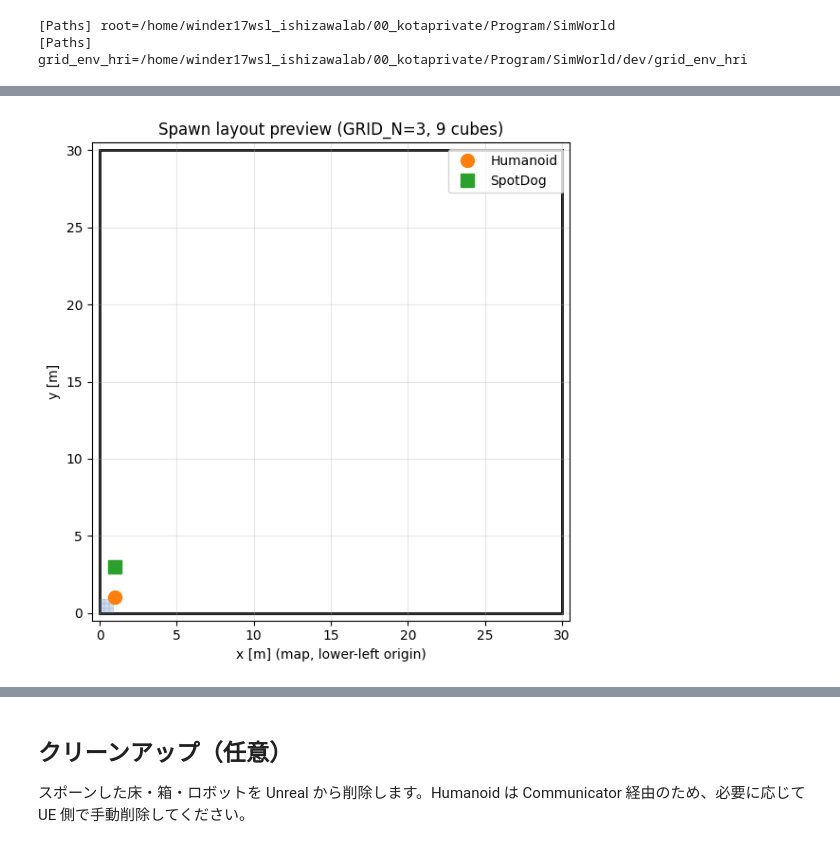
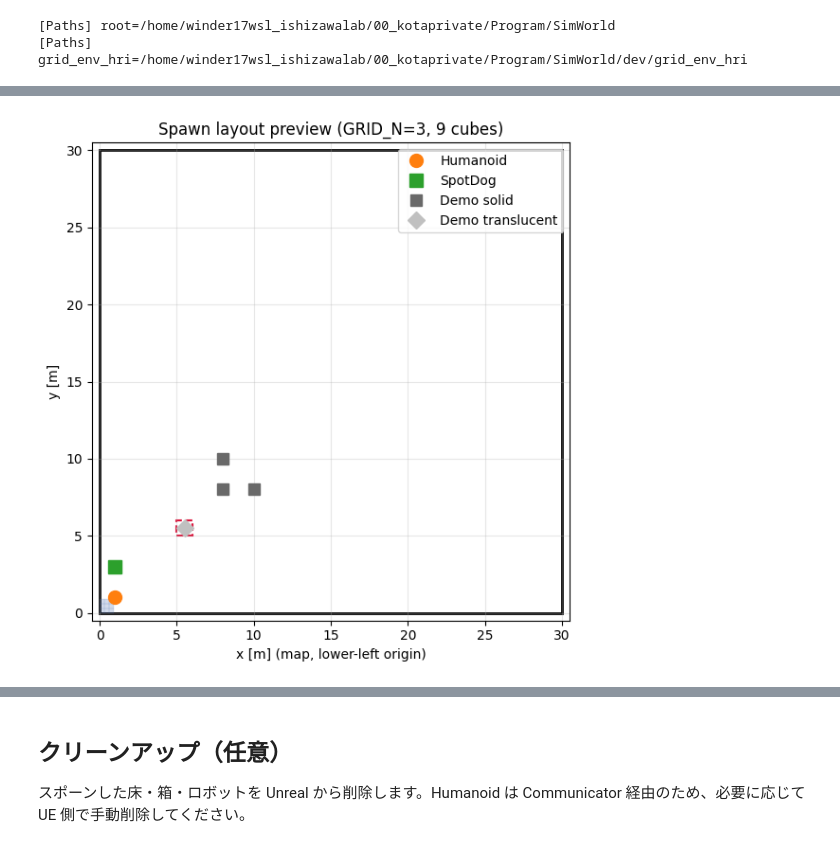
Before and after one commit to kota-may478/SimWorld, a Jupyter notebook: dev/grid_env_hri/grid_env_hri_simulation.ipynb, the cells around one changed output, grey strips where cells are left out. Drawn from its saved outputs; the diff is of its cells as text; code cells hidden in the pictures.

```diff
--- a/dev/grid_env_hri/grid_env_hri_simulation.ipynb
+++ b/dev/grid_env_hri/grid_env_hri_simulation.ipynb
@@ -235,34 +154,50 @@ cube_m = geh.CUBE_SIZE_M
 for row in range(n):
     for col in range(n):
         ax.add_patch(
             mpatches.Rectangle(
                 (col * cube_m, row * cube_m),
                 cube_m,
                 cube_m,
                 facecolor="#4c72b0",
                 alpha=0.25,
                 edgecolor="#4c72b0",
                 linewidth=0.3,
             )
         )
 
 hx, hy = geh.HUMAN_MAP_XY_M
 rx, ry = geh.ROBOT_MAP_XY_M
 ax.plot(hx, hy, "o", color="tab:orange", markersize=10, label="Humanoid")
 ax.plot(rx, ry, "s", color="tab:green", markersize=10, label="SpotDog")
 
+for idx, (mx, my) in enumerate(geh.DEMO_SOLID_MAP_XY_M):
+    ax.plot(mx, my, "s", color="dimgray", markersize=8, label="Demo solid" if idx == 0 else None)
+for idx, (mx, my) in enumerate(geh.DEMO_TRANSLUCENT_MAP_XY_M):
+    ax.plot(mx, my, "D", color="silver", markersize=9, label="Demo translucent" if idx == 0 else None)
+    ax.add_patch(
+        mpatches.Rectangle(
+            (mx - 0.5, my - 0.5),
+            1.0,
+            1.0,
+            fill=False,
+            edgecolor="crimson",
+            linewidth=1.5,
+            linestyle="--",
+        )
+    )
+
 ax.set_xlim(-0.5, floor_m + 0.5)
 ax.set_ylim(-0.5, floor_m + 0.5)
 ax.set_aspect("equal")
 ax.set_xlabel("x [m] (map, lower-left origin)")
 ax.set_ylabel("y [m]")
 ax.set_title(f"Spawn layout preview (GRID_N={n}, {n * n} cubes)")
 ax.legend(loc="upper right")
 ax.grid(True, alpha=0.3)
 plt.tight_layout()
 plt.show()
 # %% [output]
-[figure, old version]
+[figure, new version]
 # %%
 if not geh.spawn_fixed_floor(ucv):
     raise RuntimeError("[Floor] spawn failed — PAK / BP パス / SimWorld 再起動を確認")
```
Also changed, not shown: parts of 11 cells of this notebook, 4 other files.
